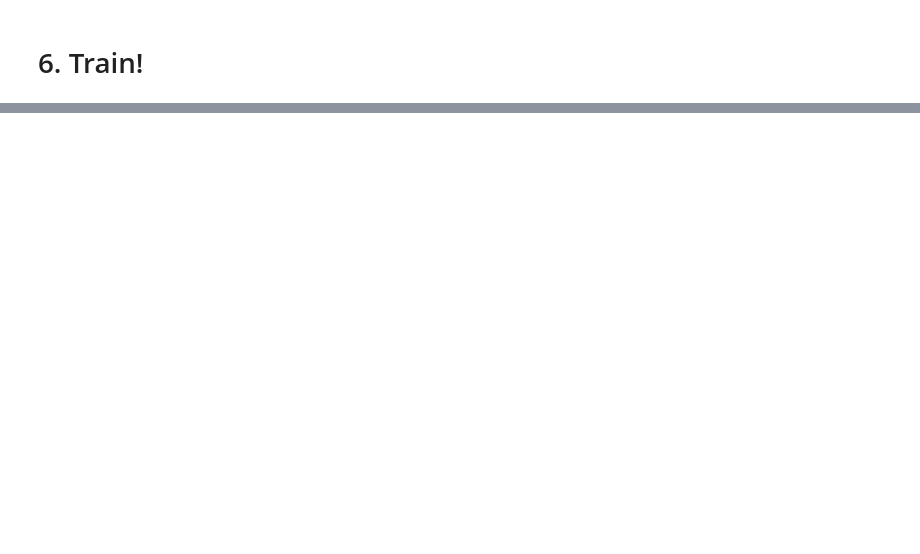
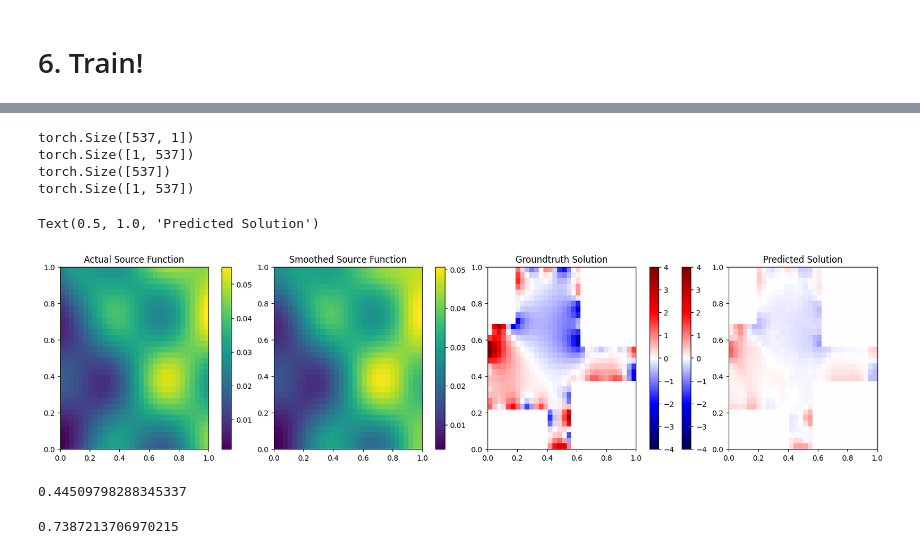
Before and after one commit to zihanzhou2002/beno, a Jupyter notebook: train_edge_feature_clean.ipynb, the cells around one changed output, grey strips where cells are left out. Cells and saved outputs as stored; diff of their text form; code cells hidden in the pictures; blank space fills up the shorter version.

Commit message:
Demo for 10-sample data

```diff
--- a/train_edge_feature_clean.ipynb
+++ b/train_edge_feature_clean.ipynb
@@ -931,0 +742,6 @@ class RedrawProjection:
+# %%
+for batch in train_loader:
+    print(batch)
+    out = model(batch)
+    print(out.shape)
+    break
@@ -932,6 +766,8 @@ class RedrawProjection:
 # %% [markdown]
 # 6. Train!
 # %%
+epochs = args.epochs
+
 for ep in range(epochs):
     model.train() #改的
     t1 = default_timer()
@@ -980,0 +878,64 @@ KeyboardInterrupt:
+# %%
+i = 0
+with torch.no_grad():
+    batch = data_train[i]
+    out = model(batch)
+    print(out.shape)
+    out = u_normalizer.decode(out.view(batch_size2,-1), sample_idx=batch['G1'].sample_idx.view(batch_size2,-1))
+    print(out.shape)
+    print(batch['G1+2'].y.shape)
+    print(batch['G1+2'].y.view(batch_size2, -1).shape)
+    idx = batch['G1'].sample_idx
+# %% [output]
+torch.Size([537, 1])
+torch.Size([1, 537])
+torch.Size([537])
+torch.Size([1, 537])
+# %%
+num_points = len(coord_all[i, :, :])
+length = int(np.sqrt(num_points))
+idx = batch['G1'].sample_idx
+
+x_mesh = coord_all[i,:, 0].reshape(32, 32)
+y_mesh = coord_all[i,:, 1].reshape(32, 32)
+y_true = np.zeros(num_points)
+y_pred = np.zeros(num_points)
+
+y_true[idx] = batch['G1+2'].y.detach().numpy()
+y_pred[idx] = out.squeeze().detach().numpy()
+# %%
+fig, (ax1, ax2, ax3, ax4) = plt.subplots(1, 4, figsize=(16, 4), constrained_layout=True)
+from matplotlib import cm
+
+i = 3
+absmax = np.max(np.abs(all_a[i,:]))
+pcm = ax1.pcolormesh(x_mesh, y_mesh, all_a[i,:].reshape(32, 32), shading='auto', cmap="viridis")
+fig.colorbar(pcm, ax=ax1)
+ax1.set_title("Actual Source Function")
+
+absmax = np.max(np.abs(all_a_reshape[i]))
+pcm = ax2.pcolormesh(x_mesh, y_mesh, all_a_reshape[i], shading='auto', cmap="viridis")
+fig.colorbar(pcm, ax=ax2)
+ax2.set_title("Smoothed Source Function")
+
+absmax = np.max(np.abs(all_u[i]))
+pcm = ax3.pcolormesh(x_mesh, y_mesh, y_true.reshape(32, 32), shading='auto', cmap="seismic", vmin=-4, vmax=4)
+fig.colorbar(pcm, ax=ax3)
+ax3.set_title("Groundtruth Solution")
+
+absmax = np.max(np.abs(all_u[i]))
+pcm = ax4.pcolormesh(x_mesh, y_mesh, y_pred.reshape(32, 32), shading='auto', cmap="seismic", vmin=-4, vmax=4)
+fig.colorbar(pcm, ax=ax3)
+ax4.set_title("Predicted Solution")
+# %% [output]
+Text(0.5, 1.0, 'Predicted Solution')
+[figure, added]
+# %%
+loss = F.mse_loss(out.view(-1, 1), batch['G1+2'].y.view(-1,1))
+loss.item()
+# %% [output]
+0.44509798288345337
+# %%
+myloss(out, batch['G1+2'].y.view(batch_size2, -1)).item()
+# %% [output]
+0.7387213706970215
```
Also changed, not shown: parts of 57 cells of this notebook.
